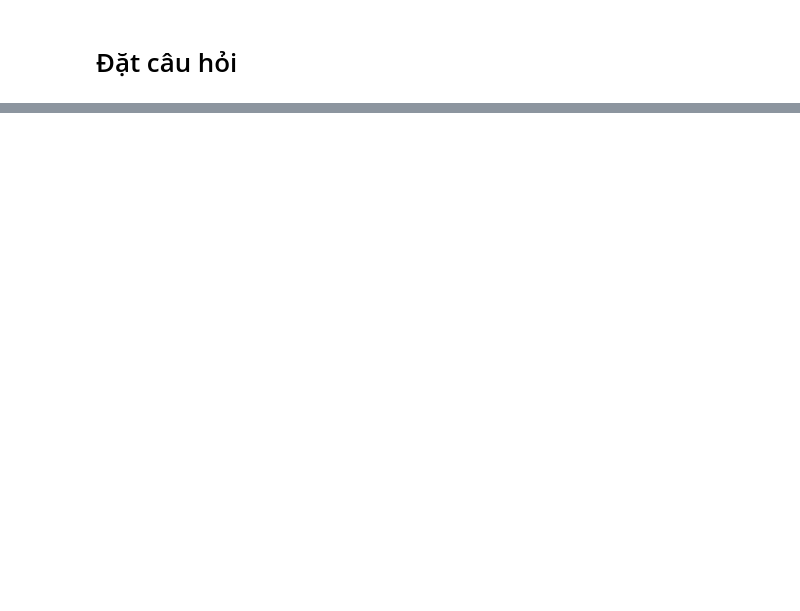
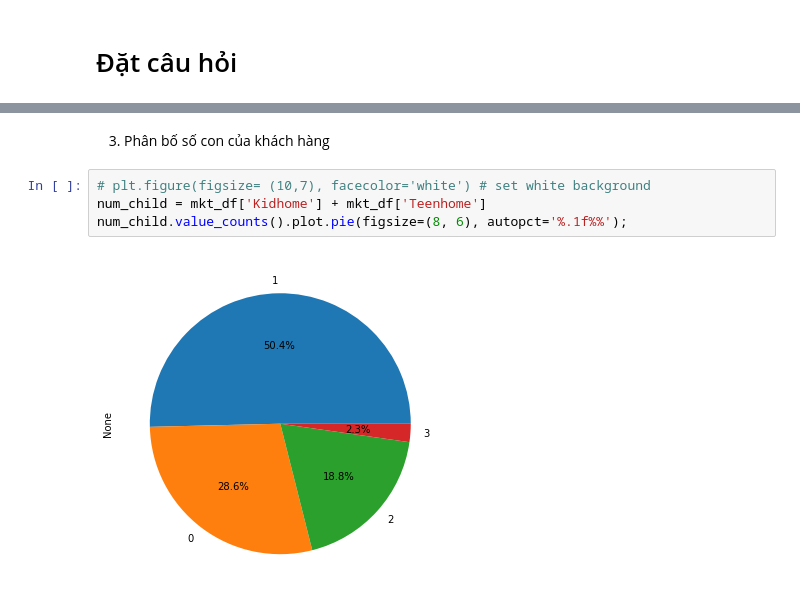
Before and after one commit to ngminhluong/CDS-EndTerm, a Jupyter notebook: Source/Main.ipynb, the cells around one changed output, grey strips where cells are left out. Saved outputs shown, nothing was run; the diff lists cells and outputs as text; blank space fills up the shorter version.

```diff
--- a/Source/Main.ipynb
+++ b/Source/Main.ipynb
@@ -361,0 +349,8 @@ mkt_df[['NumWebPurchases', 'NumCatalogPurchases', 'NumStorePurchases']]
+# %% [markdown]
+3. Phân bố số con của khách hàng
+# %%
+# plt.figure(figsize= (10,7), facecolor='white') # set white background
+num_child = mkt_df['Kidhome'] + mkt_df['Teenhome']
+num_child.value_counts().plot.pie(figsize=(8, 6), autopct='%.1f%%');
+# %% [output]
+[figure, added]
```
Also changed, not shown: parts of 75 cells of this notebook.
